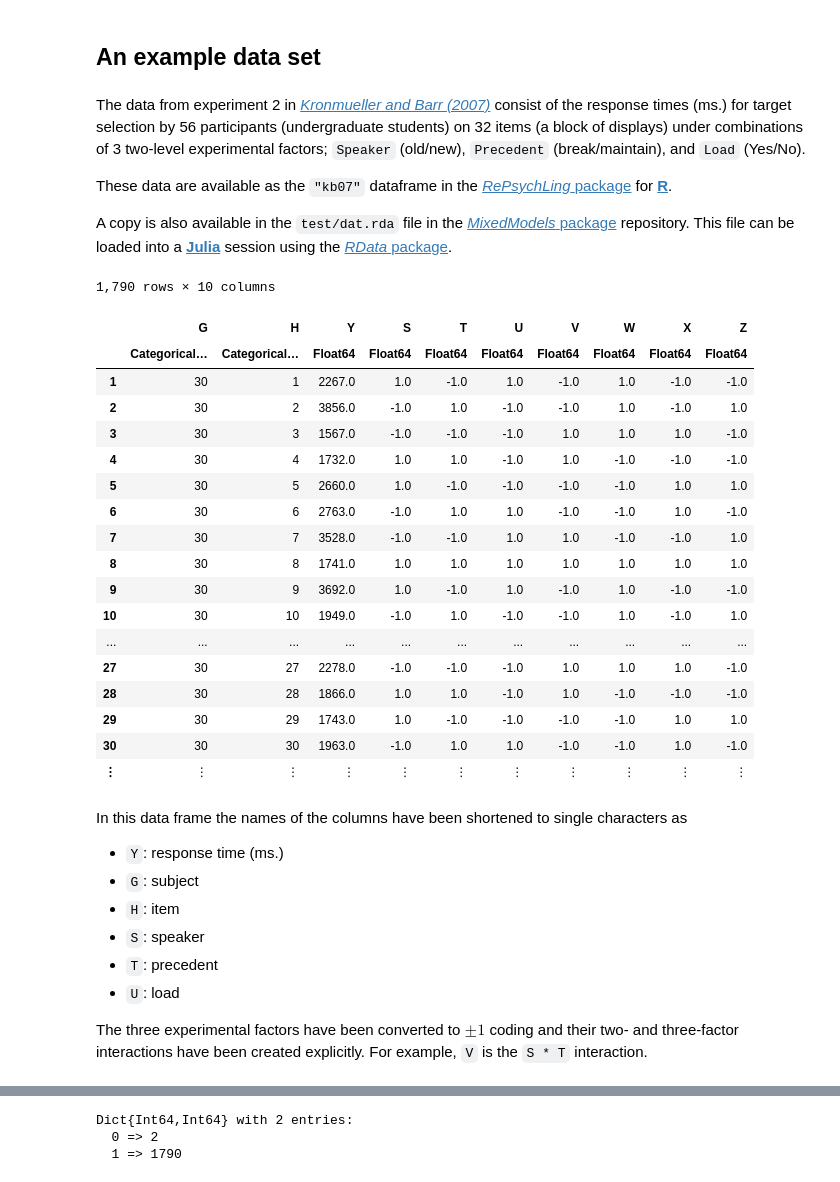
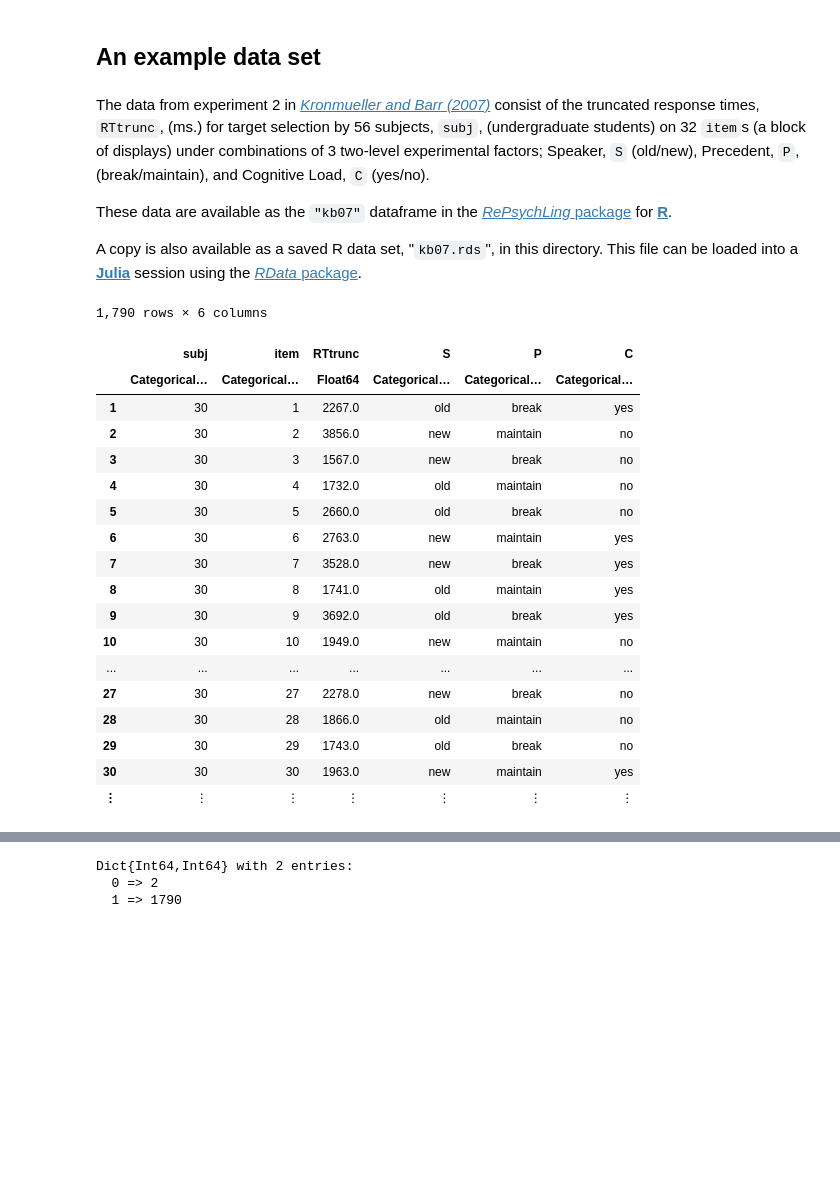
Before and after one commit to dmbates/JuliaWorkshop, a Jupyter notebook: Complexity.ipynb, the cells around one changed output, grey strips where cells are left out. Drawn from its saved outputs; the diff is of its cells as text; code cells hidden in the pictures; blank space fills up the shorter version.

```diff
--- a/Complexity.ipynb
+++ b/Complexity.ipynb
@@ -8,11 +8,11 @@ That is, these are known sources of variation that usually are not of interest b
 # %% [markdown]
 ## An example data set
 # %% [markdown]
-The data from experiment 2 in [_Kronmueller and Barr (2007)_](https://www.sciencedirect.com/science/article/pii/S0749596X06000581) consist of the response times (ms.) for target selection by 56 participants (undergraduate students) on 32 items (a block of displays) under combinations of 3 two-level experimental factors; `Speaker` (old/new), `Precedent` (break/maintain), and `Load` (Yes/No).
+The data from experiment 2 in [_Kronmueller and Barr (2007)_](https://www.sciencedirect.com/science/article/pii/S0749596X06000581) consist of the truncated response times, `RTtrunc`, (ms.) for target selection by 56 subjects, `subj`, (undergraduate students) on 32 `item`s (a block of displays) under combinations of 3 two-level experimental factors; Speaker, `S` (old/new), Precedent, `P`, (break/maintain), and Cognitive Load, `C` (yes/no).
 
 These data are available as the `"kb07"` dataframe in the [_RePsychLing_ package](https://github.com/dmbates/RePsychLing/) for [__R__](http://www.R-project.org).
 
-A copy is also available in the `test/dat.rda` file in the [_MixedModels_ package](https://github.com/dmbates/MixedModels.jl) repository.
+A copy is also available as a saved R data set, "`kb07.rds`", in this directory.
 This file can be loaded into a [__Julia__](https://julialang.org) session using the [_RData_ package](https://github.com/JuliaData/RData.jl).
 # %%
 using BenchmarkTools, DataFrames, Distributions, FreqTables
@@ -20,36 +20,25 @@ using MixedModels, RData, Statistics, StatsBase, Tables
-# %%
-kb07 = load(joinpath(dirname(pathof(MixedModels)), "..", "test", "dat.rda"))["kb07"]
-# %% [output]
-1,790 rows × 10 columns
-|  | G | H | Y | S | T | U | V | W | X | Z |
-|  | Categorical… | Categorical… | Float64 | Float64 | Float64 | Float64 | Float64 | Float64 | Float64 | Float64 |
-| 1 | 30 | 1 | 2267.0 | 1.0 | -1.0 | 1.0 | -1.0 | 1.0 | -1.0 | -1.0 |
-| 2 | 30 | 2 | 3856.0 | -1.0 | 1.0 | -1.0 | -1.0 | 1.0 | -1.0 | 1.0 |
-| 3 | 30 | 3 | 1567.0 | -1.0 | -1.0 | -1.0 | 1.0 | 1.0 | 1.0 | -1.0 |
-| 4 | 30 | 4 | 1732.0 | 1.0 | 1.0 | -1.0 | 1.0 | -1.0 | -1.0 | -1.0 |
-| 5 | 30 | 5 | 2660.0 | 1.0 | -1.0 | -1.0 | -1.0 | -1.0 | 1.0 | 1.0 |
-| 6 | 30 | 6 | 2763.0 | -1.0 | 1.0 | 1.0 | -1.0 | -1.0 | 1.0 | -1.0 |
-| 7 | 30 | 7 | 3528.0 | -1.0 | -1.0 | 1.0 | 1.0 | -1.0 | -1.0 | 1.0 |
-| 8 | 30 | 8 | 1741.0 | 1.0 | 1.0 | 1.0 | 1.0 | 1.0 | 1.0 | 1.0 |
-| 9 | 30 | 9 | 3692.0 | 1.0 | -1.0 | 1.0 | -1.0 | 1.0 | -1.0 | -1.0 |
-| 10 | 30 | 10 | 1949.0 | -1.0 | 1.0 | -1.0 | -1.0 | 1.0 | -1.0 | 1.0 |
-| ... | ... | ... | ... | ... | ... | ... | ... | ... | ... | ... |
-| 27 | 30 | 27 | 2278.0 | -1.0 | -1.0 | -1.0 | 1.0 | 1.0 | 1.0 | -1.0 |
-| 28 | 30 | 28 | 1866.0 | 1.0 | 1.0 | -1.0 | 1.0 | -1.0 | -1.0 | -1.0 |
-| 29 | 30 | 29 | 1743.0 | 1.0 | -1.0 | -1.0 | -1.0 | -1.0 | 1.0 | 1.0 |
-| 30 | 30 | 30 | 1963.0 | -1.0 | 1.0 | 1.0 | -1.0 | -1.0 | 1.0 | -1.0 |
-| ⋮ | ⋮ | ⋮ | ⋮ | ⋮ | ⋮ | ⋮ | ⋮ | ⋮ | ⋮ | ⋮ |
-# %% [markdown]
-In this data frame the names of the columns have been shortened to single characters as
-- `Y`: response time (ms.)
-- `G`: subject
-- `H`: item
-- `S`: speaker
-- `T`: precedent
-- `U`: load
-
-The three experimental factors have been converted to $\pm1$ coding and their two- and three-factor interactions have been created explicitly.
-For example, `V` is the `S * T` interaction.
+# %%
+kb07 = load("kb07.rds")
+# %% [output]
+1,790 rows × 6 columns
+|  | subj | item | RTtrunc | S | P | C |
+|  | Categorical… | Categorical… | Float64 | Categorical… | Categorical… | Categorical… |
+| 1 | 30 | 1 | 2267.0 | old | break | yes |
+| 2 | 30 | 2 | 3856.0 | new | maintain | no |
+| 3 | 30 | 3 | 1567.0 | new | break | no |
+| 4 | 30 | 4 | 1732.0 | old | maintain | no |
+| 5 | 30 | 5 | 2660.0 | old | break | no |
+| 6 | 30 | 6 | 2763.0 | new | maintain | yes |
+| 7 | 30 | 7 | 3528.0 | new | break | yes |
+| 8 | 30 | 8 | 1741.0 | old | maintain | yes |
+| 9 | 30 | 9 | 3692.0 | old | break | yes |
+| 10 | 30 | 10 | 1949.0 | new | maintain | no |
+| ... | ... | ... | ... | ... | ... | ... |
+| 27 | 30 | 27 | 2278.0 | new | break | no |
+| 28 | 30 | 28 | 1866.0 | old | maintain | no |
+| 29 | 30 | 29 | 1743.0 | old | break | no |
+| 30 | 30 | 30 | 1963.0 | new | maintain | yes |
+| ⋮ | ⋮ | ⋮ | ⋮ | ⋮ | ⋮ | ⋮ |
 # %%
 describe(kb07)
 # %% [output]
```
Also changed, not shown: parts of 84 cells of this notebook, 1 other file.
